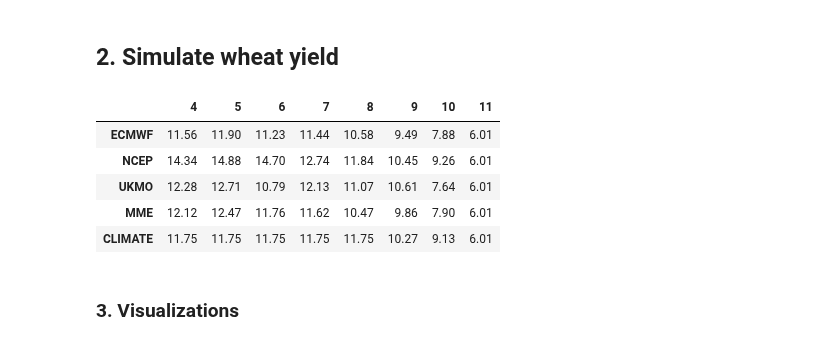
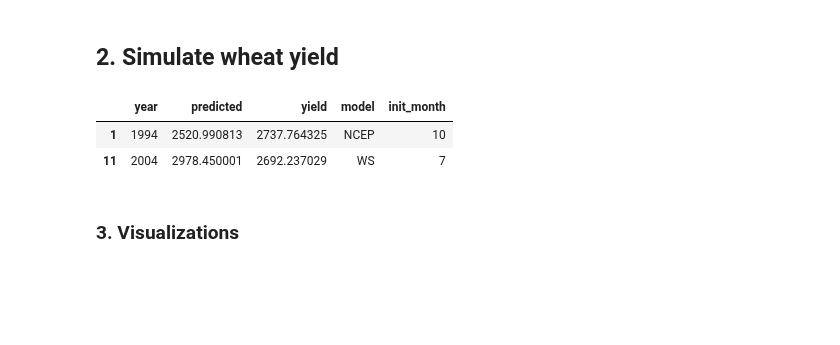
Before and after one commit to mzachow/wheat-yield-forecast-brazil, a Jupyter notebook: figures_for_manuscript.ipynb, the cells around one changed output. Drawn from its saved outputs; the diff is of its cells as text; code cells hidden in the pictures; blank space fills up the shorter version.

```diff
--- a/figures_for_manuscript.ipynb
+++ b/figures_for_manuscript.ipynb
@@ -35,14 +40,15 @@ models = ["ECMWF", "NCEP", "UKMO", "MME", "CLIMATE", "WS"]
 # %% [markdown]
 ### 1. Read Data
 # %%
-kfold_cv_dataset = pd.read_csv("kfold_cv_dataset.csv")
-results_of_modification_steps = pd.read_csv("results_of_modification.csv")
+kfold_cv_dataset = pd.read_csv("data/kfold_cv_dataset.csv")
+results_of_modification_steps = pd.read_csv("data/results_of_modification.csv")
 # %% [markdown]
 ## 2. Simulate wheat yield
 # %%
 def perform_simulations_and_compute_metrics(df):
     rmse_scores = pd.DataFrame(0, index=models, columns=months_of_crop_season)
     r2_scores = pd.DataFrame(0, index=models, columns=months_of_crop_season)
+    mape_scores = pd.DataFrame(0, index=models, columns=months_of_crop_season)
     simulations = []
     for month in months_of_crop_season:
         for model in models:
@@ -55,22 +61,22 @@ def perform_simulations_and_compute_metrics(df):
             # coefficient of determination
             r2_score = r2(res["yield"], res["predicted"])
             r2_scores.loc[model, month] = np.round(r2_score, 2)
+            # mean absolute percentage error
+            mape_score = 100 * mape(res["yield"], res["predicted"])
+            mape_scores.loc[model, month] = np.round(mape_score, 2)
 
     simulations = pd.concat(simulations, ignore_index=False, axis=0)
-    return (simulations, rmse_scores, r2_scores)
+    return (simulations, rmse_scores, r2_scores, mape_scores)
 # %%
-simulations, rmse_scores, r2_scores = perform_simulations_and_compute_metrics(kfold_cv_dataset)
+simulations, rmse_scores, r2_scores, mape_scores = perform_simulations_and_compute_metrics(kfold_cv_dataset)
 # %%
 simulations.sample(2)
-rmse_scores.head(5)
+#rmse_scores.head(5)
 #r2_scores.head(5)
 # %% [output]
-|  | 4 | 5 | 6 | 7 | 8 | 9 | 10 | 11 |
-| ECMWF | 11.56 | 11.90 | 11.23 | 11.44 | 10.58 | 9.49 | 7.88 | 6.01 |
-| NCEP | 14.34 | 14.88 | 14.70 | 12.74 | 11.84 | 10.45 | 9.26 | 6.01 |
-| UKMO | 12.28 | 12.71 | 10.79 | 12.13 | 11.07 | 10.61 | 7.64 | 6.01 |
-| MME | 12.12 | 12.47 | 11.76 | 11.62 | 10.47 | 9.86 | 7.90 | 6.01 |
-| CLIMATE | 11.75 | 11.75 | 11.75 | 11.75 | 11.75 | 10.27 | 9.13 | 6.01 |
+|  | year | predicted | yield | model | init_month |
+| 1 | 1994 | 2520.990813 | 2737.764325 | NCEP | 10 |
+| 11 | 2004 | 2978.450001 | 2692.237029 | WS | 7 |
 # %% [markdown]
 ### 3. Visualizations
 # %% [markdown]
```
Also changed, not shown: parts of 5 cells of this notebook, 8 other files.
